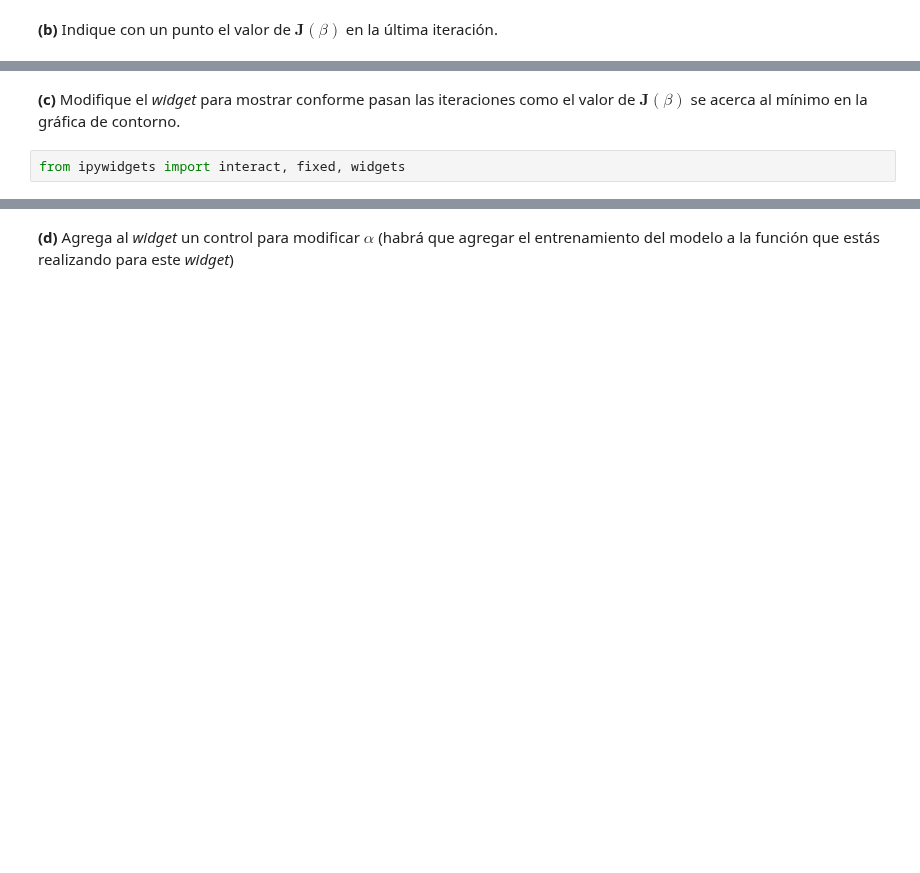
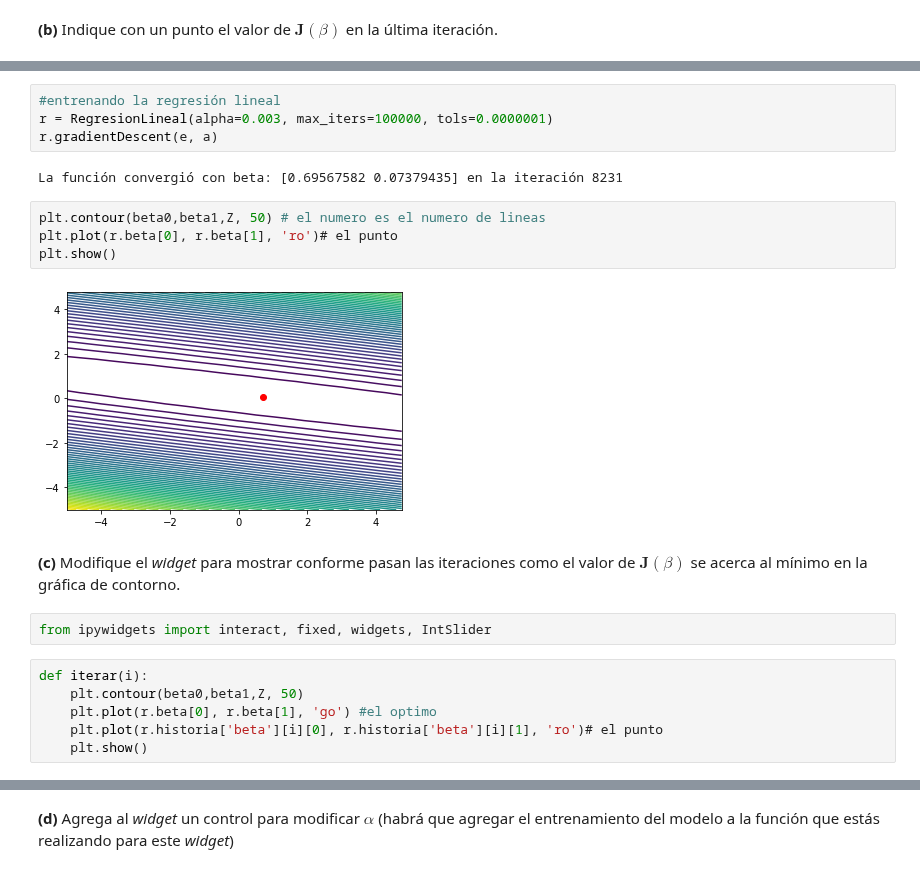
Before and after one commit to Skalas/Matematicas-Computacionales-fall2021, a Jupyter notebook: alumnos/patricio-barber/Tarea1/Tarea1.ipynb, the cells around one changed output, grey strips where cells are left out. Saved outputs shown, nothing was run; the diff lists cells and outputs as text; blank space fills up the shorter version.

```diff
--- a/alumnos/patricio-barber/Tarea1/Tarea1.ipynb
+++ b/alumnos/patricio-barber/Tarea1/Tarea1.ipynb
@@ -107,4 +189,22 @@ plt.contour(X,Y,Z,levels ,linewidths=4,cmap=cm.terrain)
+# %%
+#entrenando la regresión lineal
+r = RegresionLineal(alpha=0.003, max_iters=100000, tols=0.0000001)
+r.gradientDescent(e, a)
+# %% [output]
+La función convergió con beta: [0.69567582 0.07379435] en la iteración 8231
+# %%
+plt.contour(beta0,beta1,Z, 50) # el numero es el numero de lineas
+plt.plot(r.beta[0], r.beta[1], 'ro')# el punto
+plt.show()
+# %% [output]
+[figure, added]
 # %% [markdown]
 **(c)** Modifique el _widget_ para mostrar conforme pasan las iteraciones como el valor de $\textbf{J}(\beta)$ se acerca al mínimo en la gráfica de contorno.
 # %%
-from ipywidgets import interact, fixed, widgets
+from ipywidgets import interact, fixed, widgets, IntSlider
+# %%
+def iterar(i):
+    plt.contour(beta0,beta1,Z, 50)
+    plt.plot(r.beta[0], r.beta[1], 'go') #el optimo
+    plt.plot(r.historia['beta'][i][0], r.historia['beta'][i][1], 'ro')# el punto
+    plt.show()
```
Also changed, not shown: parts of 22 cells of this notebook.
